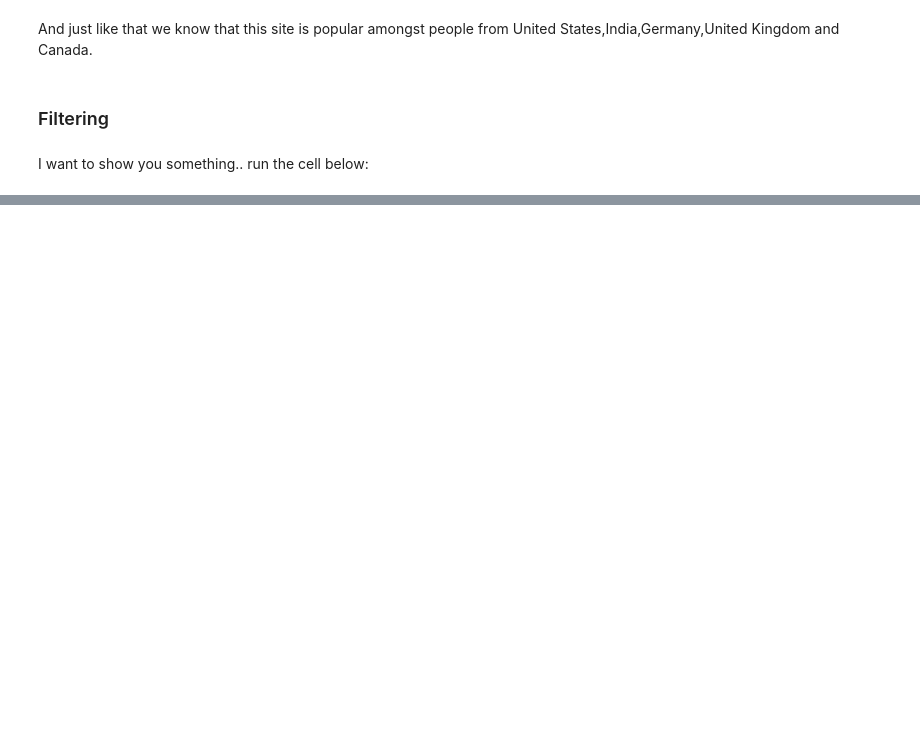
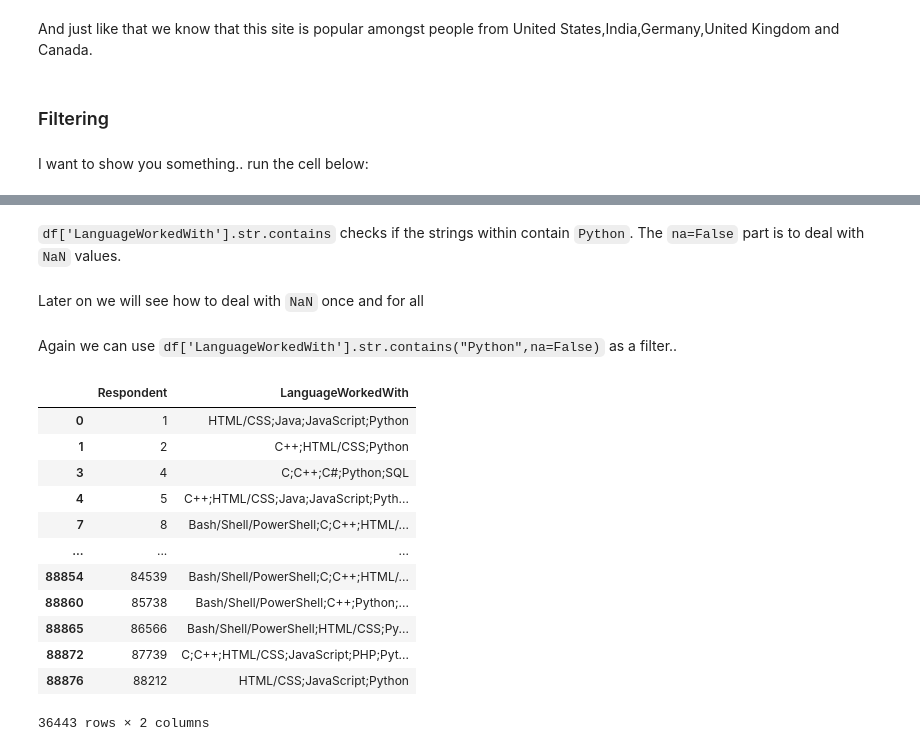
Before and after one commit to YatinAdityaT/Drishti-workshop, a Jupyter notebook: BasicsOfNumpyPandasMatplotlib.ipynb, the cells around one changed output, grey strips where cells are left out. Saved outputs shown, nothing was run; the diff lists cells and outputs as text; code cells hidden in the pictures; blank space fills up the shorter version.

```diff
--- a/BasicsOfNumpyPandasMatplotlib.ipynb
+++ b/BasicsOfNumpyPandasMatplotlib.ipynb
@@ -739,0 +651,23 @@ Now we are getting into one of the core aspects of data science. Data analysis a
+# %% [markdown]
+`df['LanguageWorkedWith'].str.contains` checks if the strings within contain `Python`. The `na=False` part is to deal with `NaN` values.
+# %% [markdown]
+Later on we will see how to deal with `NaN` once and for all
+# %% [markdown]
+Again we can use `df['LanguageWorkedWith'].str.contains("Python",na=False)` as a filter..
+# %%
+mask = df['LanguageWorkedWith'].str.contains("Python",na=False)
+df.loc[mask,["Respondent","LanguageWorkedWith"]] # we can see the Respondent and LanguageWorkedWith
+# %% [output]
+|  | Respondent | LanguageWorkedWith |
+| 0 | 1 | HTML/CSS;Java;JavaScript;Python |
+| 1 | 2 | C++;HTML/CSS;Python |
+| 3 | 4 | C;C++;C#;Python;SQL |
+| 4 | 5 | C++;HTML/CSS;Java;JavaScript;Pyth... |
+| 7 | 8 | Bash/Shell/PowerShell;C;C++;HTML/... |
+| ... | ... | ... |
+| 88854 | 84539 | Bash/Shell/PowerShell;C;C++;HTML/... |
+| 88860 | 85738 | Bash/Shell/PowerShell;C++;Python;... |
+| 88865 | 86566 | Bash/Shell/PowerShell;HTML/CSS;Py... |
+| 88872 | 87739 | C;C++;HTML/CSS;JavaScript;PHP;Pyt... |
+| 88876 | 88212 | HTML/CSS;JavaScript;Python |
+36443 rows × 2 columns
```
Also changed, not shown: parts of 55 cells of this notebook.
